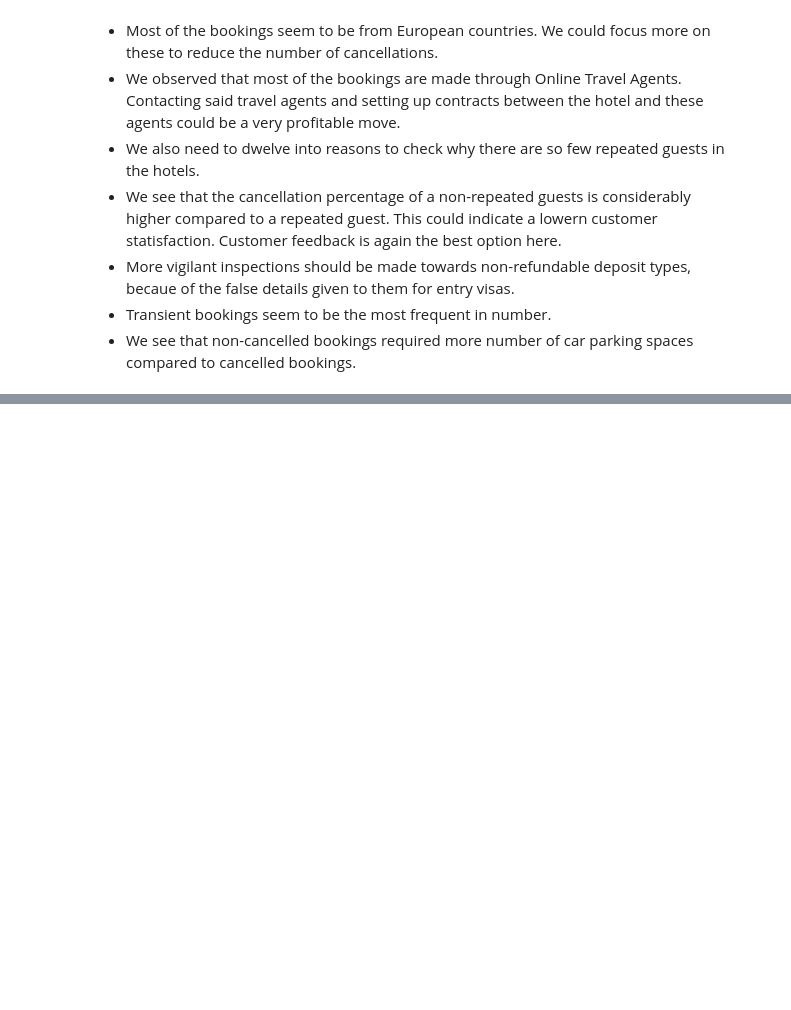
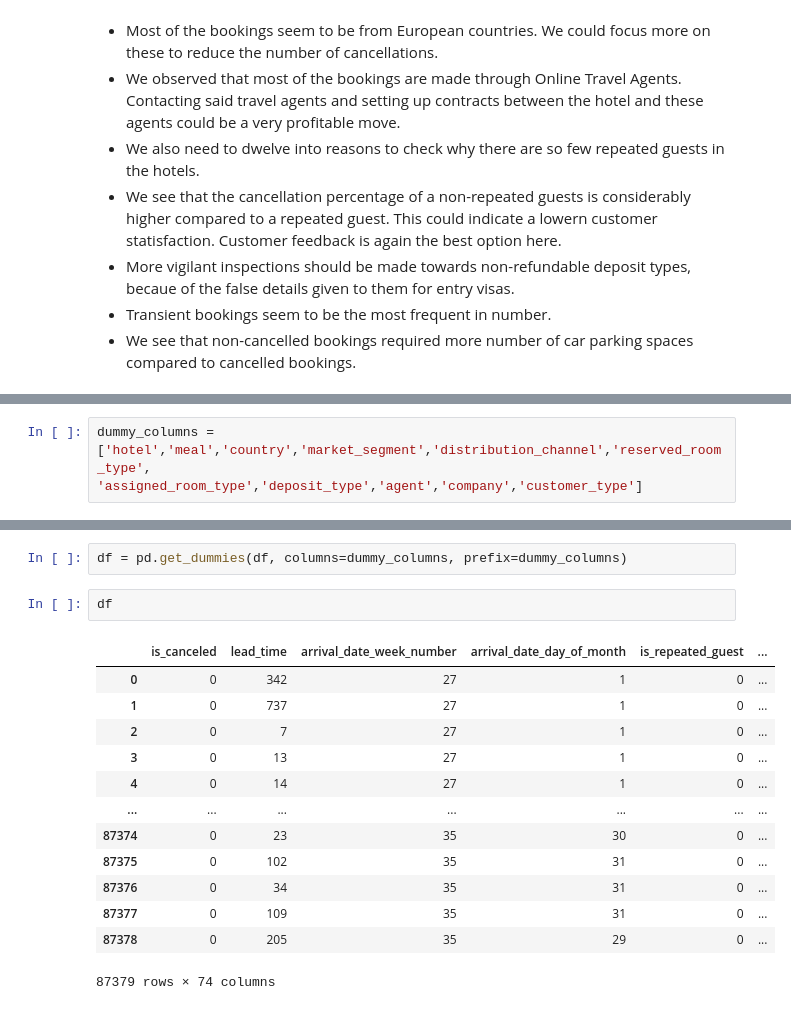
Before and after one commit to Tanmayss1/Hotel_Booking_Trends, a Jupyter notebook: Hotel_Analysis_Feature_Importance.ipynb, the cells around one changed output, grey strips where cells are left out. Cells and saved outputs as stored; diff of their text form; blank space fills up the shorter version.

```diff
--- a/Hotel_Analysis_Feature_Importance.ipynb
+++ b/Hotel_Analysis_Feature_Importance.ipynb
@@ -2062,0 +1131,3 @@ weighted avg       0.81      0.74      0.75     25999
+# %%
+dummy_columns = ['hotel','meal','country','market_segment','distribution_channel','reserved_room_type',
+'assigned_room_type','deposit_type','agent','company','customer_type']
@@ -2062,0 +1148,18 @@ weighted avg       0.81      0.74      0.75     25999
+# %%
+df = pd.get_dummies(df, columns=dummy_columns, prefix=dummy_columns)
+# %%
+df
+# %% [output]
+|  | is_canceled | lead_time | arrival_date_week_number | arrival_date_day_of_month | is_repeated_guest | ... |
+| 0 | 0 | 342 | 27 | 1 | 0 | ... |
+| 1 | 0 | 737 | 27 | 1 | 0 | ... |
+| 2 | 0 | 7 | 27 | 1 | 0 | ... |
+| 3 | 0 | 13 | 27 | 1 | 0 | ... |
+| 4 | 0 | 14 | 27 | 1 | 0 | ... |
+| ... | ... | ... | ... | ... | ... | ... |
+| 87374 | 0 | 23 | 35 | 30 | 0 | ... |
+| 87375 | 0 | 102 | 35 | 31 | 0 | ... |
+| 87376 | 0 | 34 | 35 | 31 | 0 | ... |
+| 87377 | 0 | 109 | 35 | 31 | 0 | ... |
+| 87378 | 0 | 205 | 35 | 29 | 0 | ... |
+87379 rows × 74 columns
```
Also changed, not shown: parts of 230 cells of this notebook.
